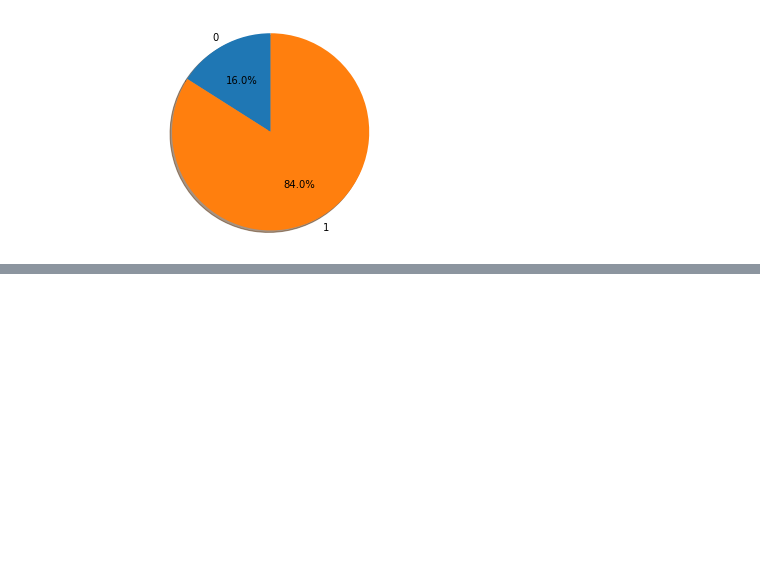
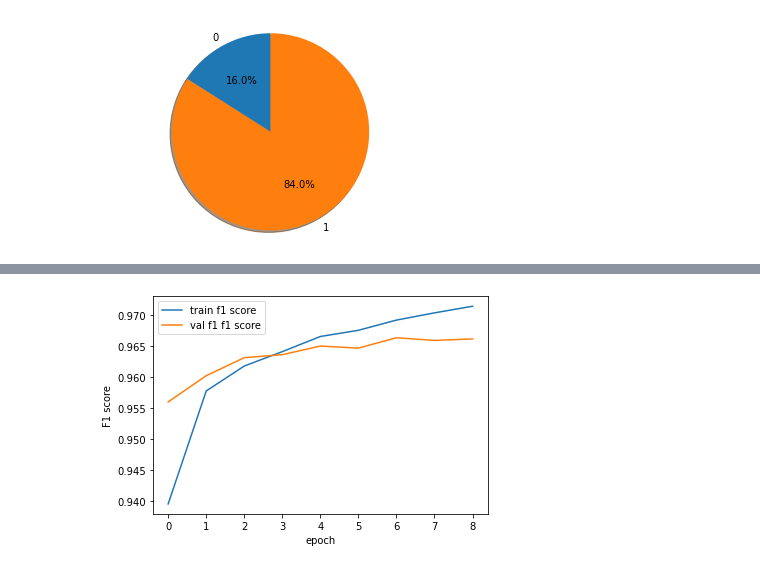
Before and after one commit to dajchoi/Deep_Learning, a Jupyter notebook: amazonfinefood-dl.ipynb, the cells around one changed output, grey strips where cells are left out. Cells and saved outputs as stored; diff of their text form; code cells hidden in the pictures; blank space fills up the shorter version.

```diff
--- a/amazonfinefood-dl.ipynb
+++ b/amazonfinefood-dl.ipynb
@@ -97,0 +418,5 @@ plt.show()
+# %%
+X_train = np.load('/kaggle/input/amazonfinefood-dl/XTrain.npy')
+Y_train = np.load('/kaggle/input/amazonfinefood-dl/YTrain.npy')
+X_test = np.load('/kaggle/input/amazonfinefood-dl/XTest.npy')
+Y_test = np.load('/kaggle/input/amazonfinefood-dl/YTest.npy')
@@ -97,0 +508,16 @@ plt.show()
+# %%
+# Word2Vec, Bidirection
+with tpu_strategy.scope():
+    model3 = tf.keras.Sequential()
+    model3.add(Embedding(VOCAB_SIZE,
+                    ebd_dim,
+                    input_length=max_length,
+                    weights=[word2vec_embedding],
+                    trainable=False , # embedding layer에 대한 train은 꼭 false로 지정
+                    embeddings_initializer='uniform',mask_zero=True)
+             )
+    model3.add(Bidirectional(LSTM(units=50, return_sequences=True, recurrent_dropout=0.1)))
+    model3.add(Bidirectional(LSTM(units=50)))
+    model3.add(Dense(1,activation = 'sigmoid'))
+    model3.compile(loss='binary_crossentropy', optimizer = 'adam', metrics=['accuracy', recall_m, precision_m, f1_m])
+    model3.summary()
@@ -97,0 +592,4 @@ plt.show()
+# %%
+es = EarlyStopping(monitor='val_loss', mode='min', verbose=1, patience=2)
+
+mc = ModelCheckpoint('best_model.h5', monitor='val_acc', mode='max', verbose=1, save_best_only=True)
@@ -97,0 +647,3 @@ plt.show()
+# %%
+#
+history3 = model3.fit(X_train, Y_train, epochs=20, callbacks=[es,mc], batch_size=1024, validation_split=0.2)
@@ -97,0 +698,8 @@ plt.show()
+# %%
+plt.plot(history3.history['f1_m'], label='train f1 score')
+plt.plot(history3.history['val_f1_m'], label='val f1 f1 score')
+plt.xlabel("epoch")
+plt.ylabel("F1 score")
+plt.legend() ;
+# %% [output]
+[figure, added]
```
Also changed, not shown: parts of 53 cells of this notebook.
